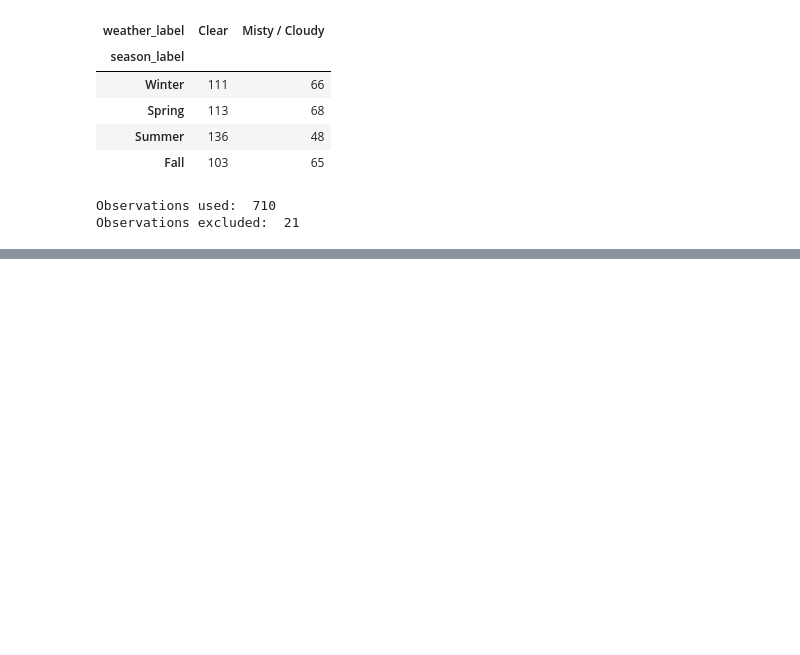
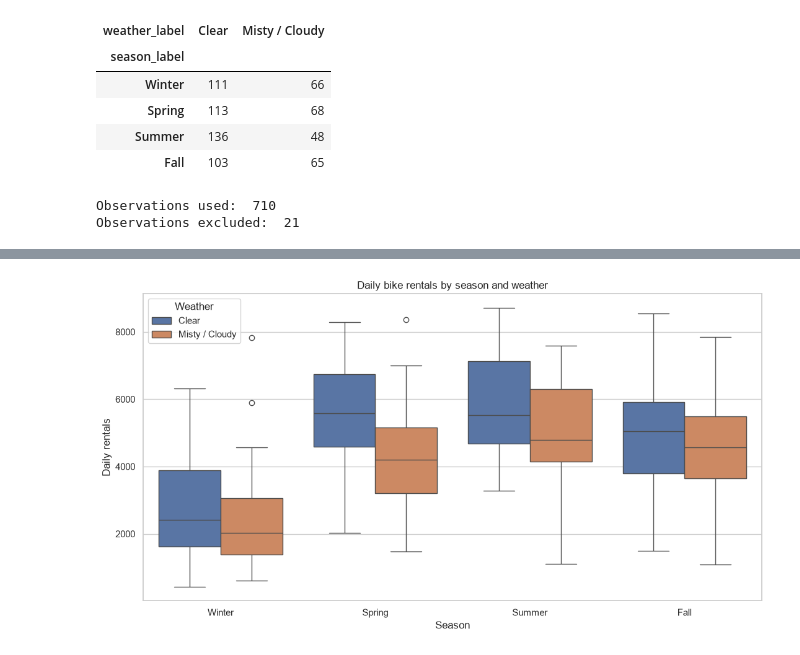
Before and after one commit to mrsmv/bike-sharing-anova, a Jupyter notebook: 02_notebooks/01_bike_demand_anova.ipynb, the cells around one changed output, grey strips where cells are left out. Drawn from its saved outputs; the diff is of its cells as text; code cells hidden in the pictures; blank space fills up the shorter version.

Commit message:
Check ANOVA assumptions, calculate effect size, robustness check for unequal variances

```diff
--- a/02_notebooks/01_bike_demand_anova.ipynb
+++ b/02_notebooks/01_bike_demand_anova.ipynb
@@ -240,0 +267,21 @@ Observations excluded:  21
+# %%
+#visualizing the distribution of rentals
+plt.figure(figsize=(11,6))
+
+sns.boxplot(
+    data=anova_df,
+    x="season_label",
+    y ="cnt",
+    hue="weather_label",
+    order=season_order,
+    hue_order=weather_order
+)
+
+plt.title("Daily bike rentals by season and weather")
+plt.xlabel("Season")
+plt.ylabel("Daily rentals")
+plt.legend(title="Weather")
+plt.tight_layout()
+plt.show()
+# %% [output]
+[figure, added]
```
Also changed, not shown: parts of 13 cells of this notebook, 1 other file.
